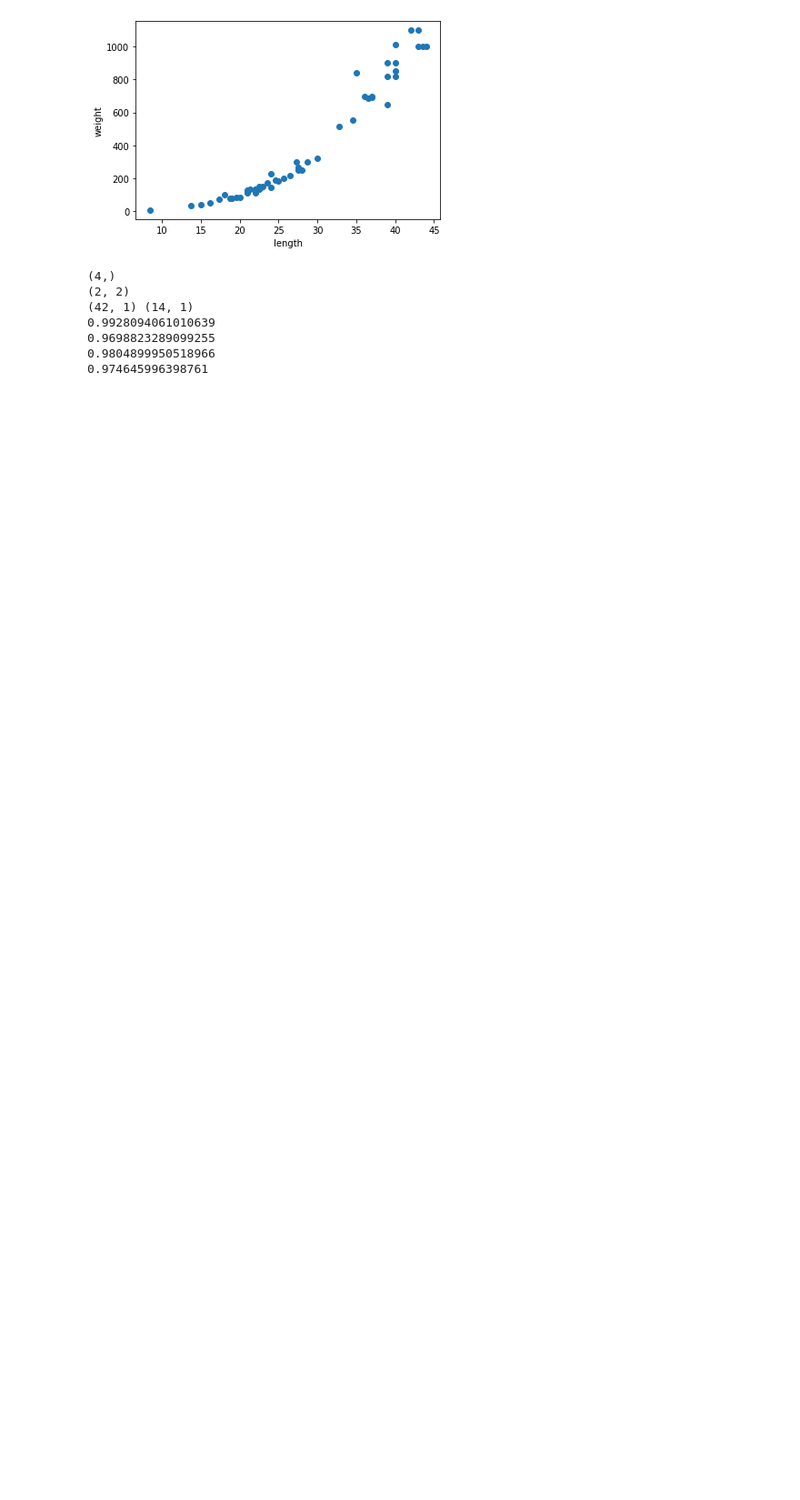
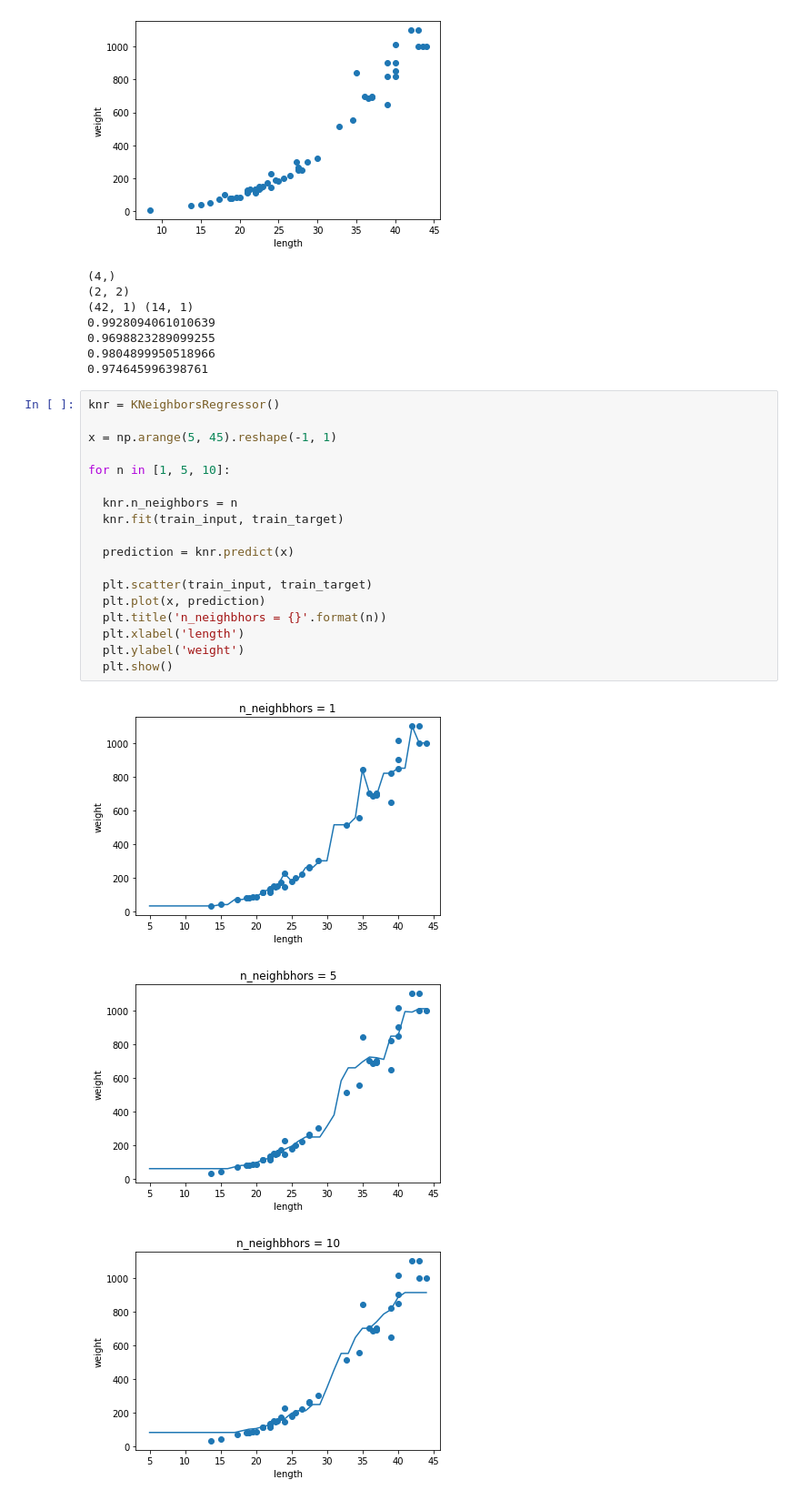
Before and after one commit to newjoseph/HG_MLDL, a Jupyter notebook: 3_1KNeighborsRegressor.ipynb, the cells around one changed output. Shown: that part at 91% size. Cells and saved outputs as stored; diff of their text form; blank space fills up the shorter version.

```diff
--- a/3_1KNeighborsRegressor.ipynb
+++ b/3_1KNeighborsRegressor.ipynb
@@ -150,3 +150,25 @@ print(knr.score(test_input, test_target))
 0.9698823289099255
 0.9804899950518966
 0.974645996398761
+# %%
+knr = KNeighborsRegressor()
+
+x = np.arange(5, 45).reshape(-1, 1)
+
+for n in [1, 5, 10]:
+
+  knr.n_neighbors = n
+  knr.fit(train_input, train_target)
+
+  prediction = knr.predict(x)
+
+  plt.scatter(train_input, train_target)
+  plt.plot(x, prediction)
+  plt.title('n_neighbhors = {}'.format(n))
+  plt.xlabel('length')
+  plt.ylabel('weight')
+  plt.show()
+# %% [output]
+[figure, added]
+[figure, added]
+[figure, added]
```
